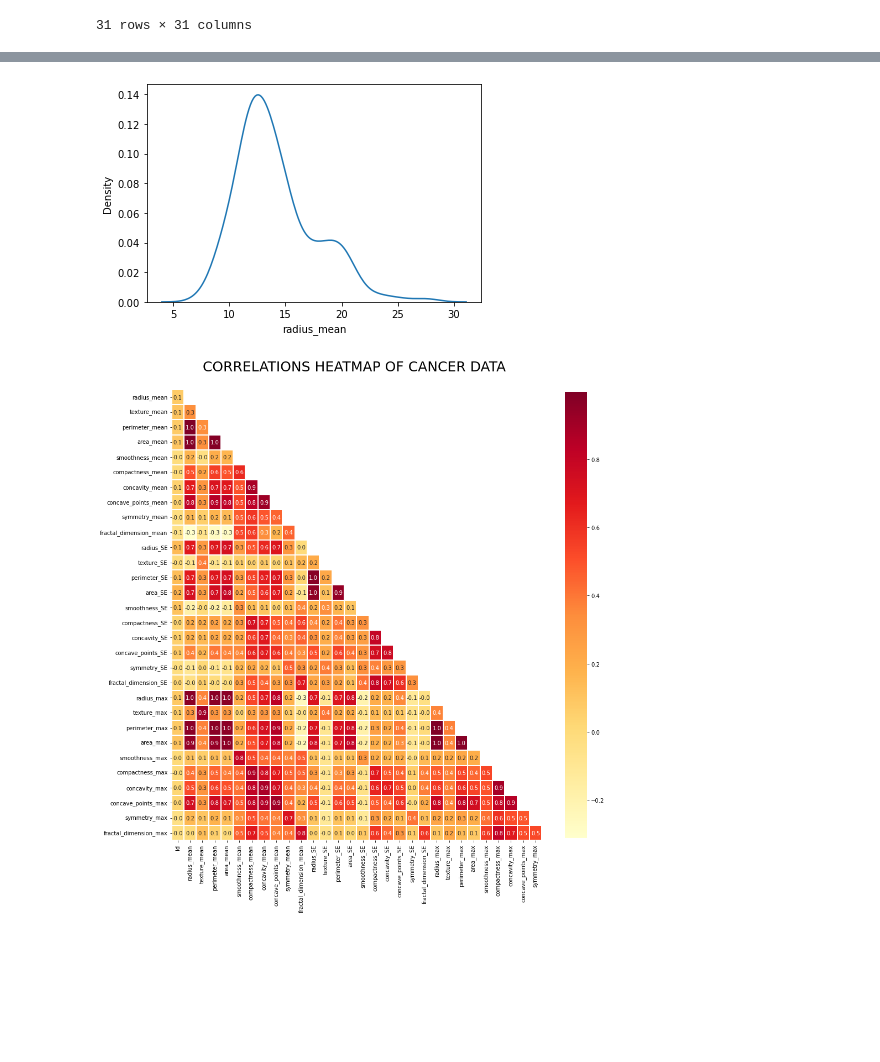
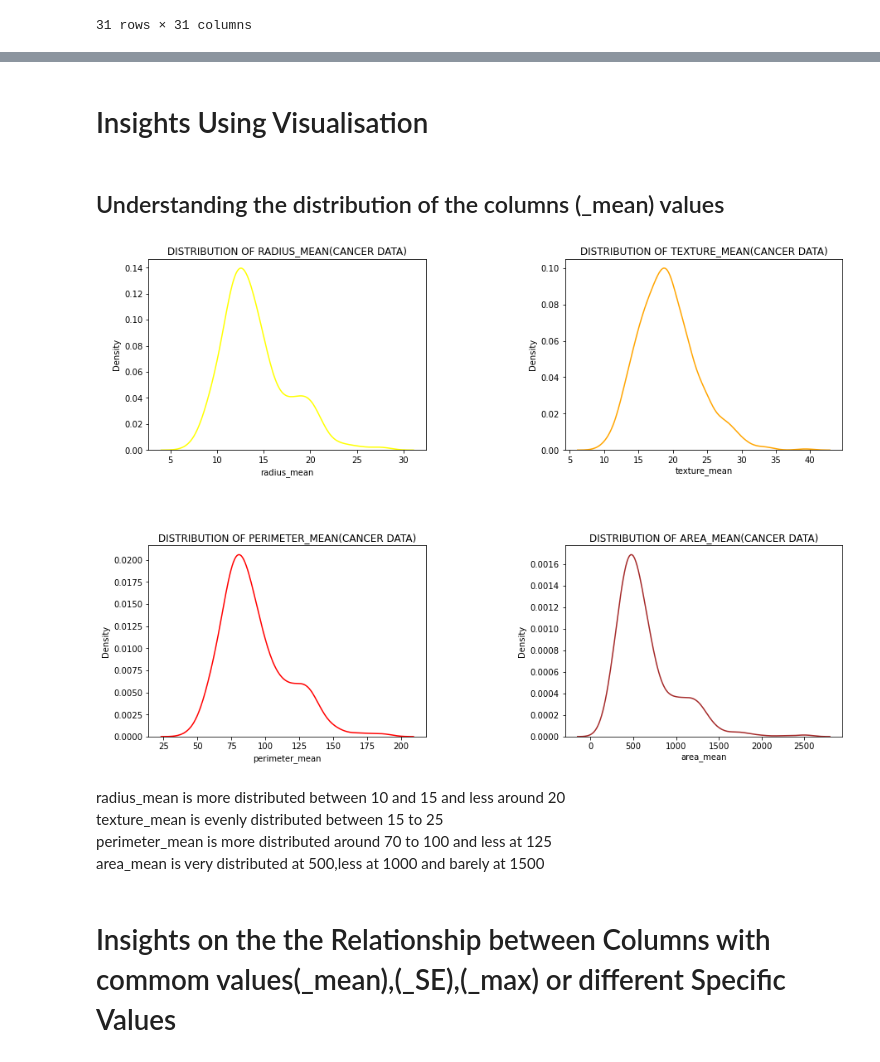
Before and after one commit to Kaltnaike/SGA_Projects_2, a Jupyter notebook: module3_lesson1/cancer_data.ipynb, the cells around one changed output, grey strips where cells are left out. Drawn from its saved outputs; the diff is of its cells as text; code cells hidden in the pictures; blank space fills up the shorter version.

Commit message:
Data Cleaning,EDA with Visuals

```diff
--- a/module3_lesson1/cancer_data.ipynb
+++ b/module3_lesson1/cancer_data.ipynb
@@ -222,27 +245,36 @@ cleaned_df.corr()
+# %% [markdown]
+# Insights Using Visualisation
+# %% [markdown]
+## Understanding the distribution of the columns (_mean) values
 # %%
-#Understanding the distribution of a column(radius_mean)
-sns.kdeplot(cleaned_df["radius_mean"]); #radius_mean is more distributed between 10 and 15 and less around 20
+plt.figure(figsize=(15,10))
+
+plt.subplot(2,2,1)
+sns.kdeplot(cleaned_df["radius_mean"], color='yellow');
+plt.title('Distribution of radius_mean(Cancer data)'.upper())
+
+plt.subplot(2,2,2)
+sns.kdeplot(cleaned_df["texture_mean"], color='orange');
+plt.title('Distribution of texture_mean(Cancer data)'.upper())
+
+plt.subplot(2,2,3)
+sns.kdeplot(cleaned_df["perimeter_mean"], color='red' );
+plt.title('Distribution of perimeter_mean(Cancer data)'.upper())
+
+
+plt.subplot(2,2,4)
+sns.kdeplot(cleaned_df["area_mean"], color='brown');
+plt.title('Distribution of area_mean(Cancer data)'.upper())
+
+plt.subplots_adjust(wspace=0.5, hspace=0.5, bottom=0.1, top=0.9)
+plt.show()
 # %% [output]
-[figure, old version]
+[figure, new version]
-# %%
-#Plot and customize a correlations heatmap for cleaned_df.
-corr=cleaned_df.corr()
-# use numpy function to mask the data to create a matrix of booleans
-ones = np.ones_like(corr, dtype='bool') # by default returns ones for all the data
-
-# use another numpy function to get just the upper triangle of the boolean array
-mask = np.triu(ones)
-
-# adjust mask and correlations
-mask = mask[1:, :-1]
-corr = corr.iloc[1:,:-1].copy()
-
-# generate customized heatmap of correlations
-fig, ax = plt.subplots(figsize=(15,15))
-sns.heatmap(corr, mask=mask, annot=True,fmt=".1f",cmap='YlOrRd', linewidths=.10, cbar_kws={'shrink':.99})
-ax.xaxis.tick_bottom()
-plt.title("Correlations heatmap of Cancer Data \n".upper(), fontdict={'fontsize': 25}, loc='center')
-plt.show()
-# %% [output]
-[figure, removed]
+# %% [markdown]
+radius_mean is more distributed between 10 and 15 and less around 20\
+texture_mean is evenly distributed between 15 to 25\
+perimeter_mean is more distributed around 70 to 100 and less at 125\
+area_mean is very distributed at 500,less at 1000 and barely at 1500
+# %% [markdown]
+# Insights on the the Relationship between Columns with commom values(_mean),(_SE),(_max) or different Specific Values
 # %%
```
Also changed, not shown: parts of 17 cells of this notebook.
